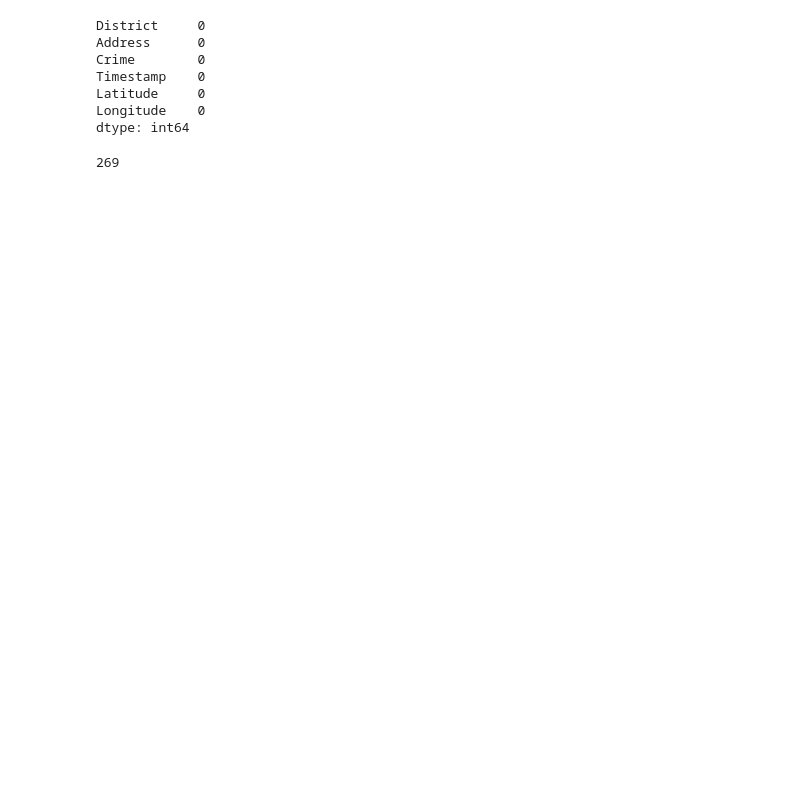
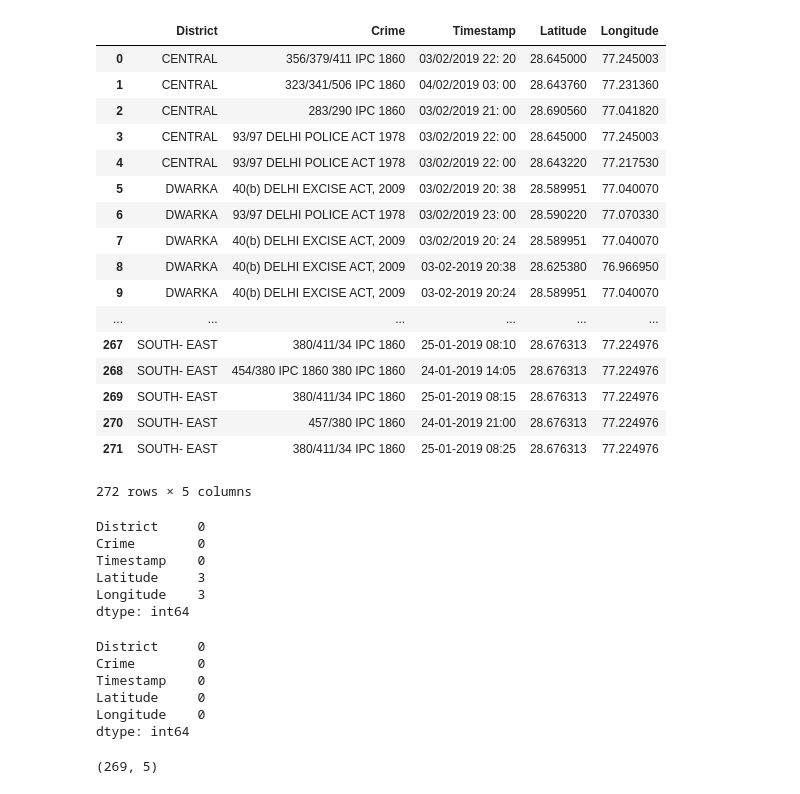
Before and after one commit to sidmagow/geoprofiling, a Jupyter notebook: GeoProfilingFinal.ipynb, the cells around one changed output. Cells and saved outputs as stored; diff of their text form; code cells hidden in the pictures; blank space fills up the shorter version.

```diff
--- a/GeoProfilingFinal.ipynb
+++ b/GeoProfilingFinal.ipynb
@@ -96,5 +100,5 @@ def CreateLatLong():
 # %%
 CreateLatLong()
 # %%
-fds['Latitude']=latitude
-fds['Longitude']=longitude
+fds_copy["Latitude"]=latitude
+fds_copy["Longitude"]=longitude
@@ -122,16 +107,40 @@ fds
+# %%
+fds_copy
+# %% [output]
+|  | District | Crime | Timestamp | Latitude | Longitude |
+| 0 | CENTRAL | 356/379/411 IPC 1860 | 03/02/2019 22: 20 | 28.645000 | 77.245003 |
+| 1 | CENTRAL | 323/341/506 IPC 1860 | 04/02/2019 03: 00 | 28.643760 | 77.231360 |
+| 2 | CENTRAL | 283/290 IPC 1860 | 03/02/2019 21: 00 | 28.690560 | 77.041820 |
+| 3 | CENTRAL | 93/97 DELHI POLICE ACT 1978 | 03/02/2019 22: 00 | 28.645000 | 77.245003 |
+| 4 | CENTRAL | 93/97 DELHI POLICE ACT 1978 | 03/02/2019 22: 00 | 28.643220 | 77.217530 |
+| 5 | DWARKA | 40(b) DELHI EXCISE ACT, 2009 | 03/02/2019 20: 38 | 28.589951 | 77.040070 |
+| 6 | DWARKA | 93/97 DELHI POLICE ACT 1978 | 03/02/2019 23: 00 | 28.590220 | 77.070330 |
+| 7 | DWARKA | 40(b) DELHI EXCISE ACT, 2009 | 03/02/2019 20: 24 | 28.589951 | 77.040070 |
+| 8 | DWARKA | 40(b) DELHI EXCISE ACT, 2009 | 03-02-2019 20:38 | 28.625380 | 76.966950 |
+| 9 | DWARKA | 40(b) DELHI EXCISE ACT, 2009 | 03-02-2019 20:24 | 28.589951 | 77.040070 |
+| ... | ... | ... | ... | ... | ... |
+| 267 | SOUTH- EAST | 380/411/34 IPC 1860 | 25-01-2019 08:10 | 28.676313 | 77.224976 |
+| 268 | SOUTH- EAST | 454/380 IPC 1860 380 IPC 1860 | 24-01-2019 14:05 | 28.676313 | 77.224976 |
+| 269 | SOUTH- EAST | 380/411/34 IPC 1860 | 25-01-2019 08:15 | 28.676313 | 77.224976 |
+| 270 | SOUTH- EAST | 457/380 IPC 1860 | 24-01-2019 21:00 | 28.676313 | 77.224976 |
+| 271 | SOUTH- EAST | 380/411/34 IPC 1860 | 25-01-2019 08:25 | 28.676313 | 77.224976 |
+272 rows × 5 columns
+# %%
+fds_copy.isnull().sum()
+# %% [output]
+District     0
+Crime        0
+Timestamp    0
+Latitude     3
+Longitude    3
+dtype: int64
 # %%
-fds.dropna(inplace=True)
+fds_copy.dropna(inplace=True)
+fds_copy.isnull().sum()
+# %% [output]
+District     0
+Crime        0
+Timestamp    0
+Latitude     0
+Longitude    0
+dtype: int64
-# %%
-fds.isnull().sum()
-# %% [output]
-District     0
-Address      0
-Crime        0
-Timestamp    0
-Latitude     0
-Longitude    0
-dtype: int64
-# %%
-len(fds.index)
-# %% [output]
-269
@@ -145,0 +147,4 @@ mymap1 = gm.maps(30.3164945, 78.03219179999999, 15)
+# %%
+fds_copy.shape
+# %% [output]
+(269, 5)
```
Also changed, not shown: parts of 25 cells of this notebook.
